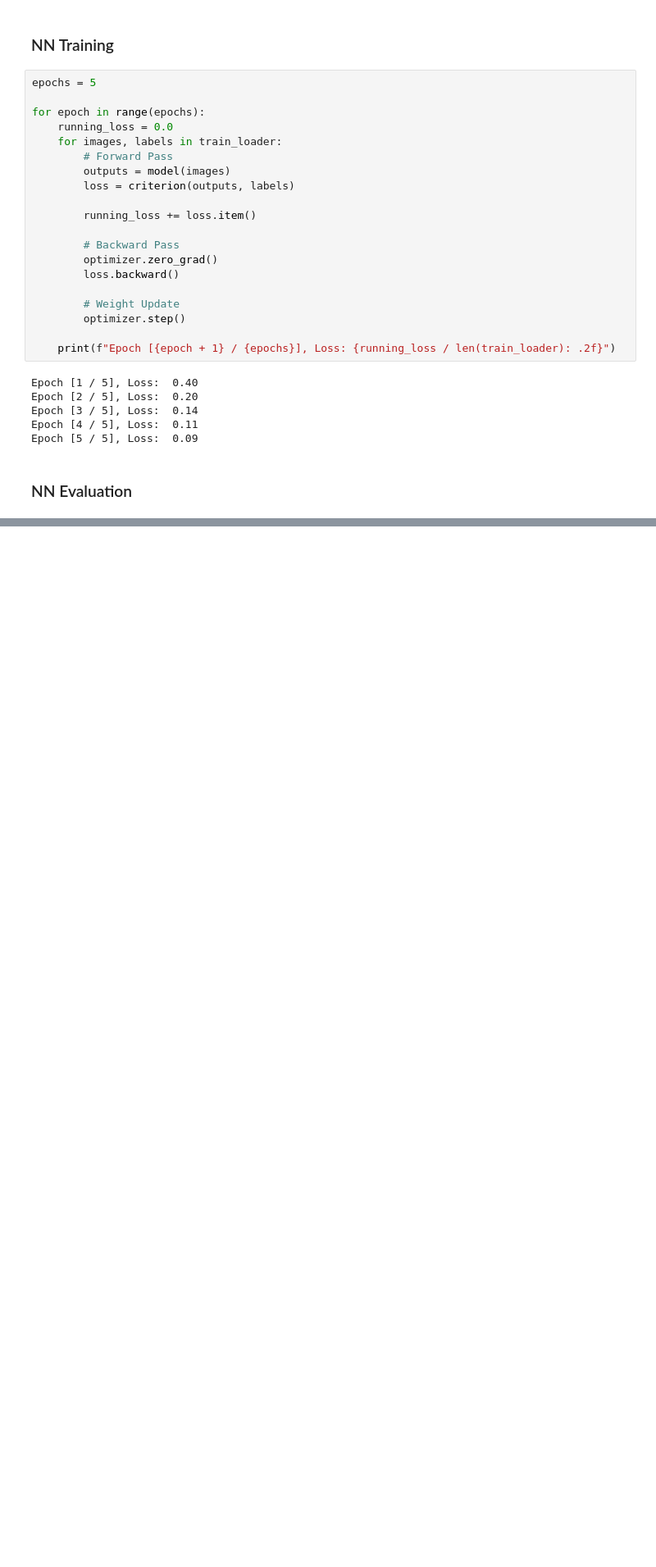
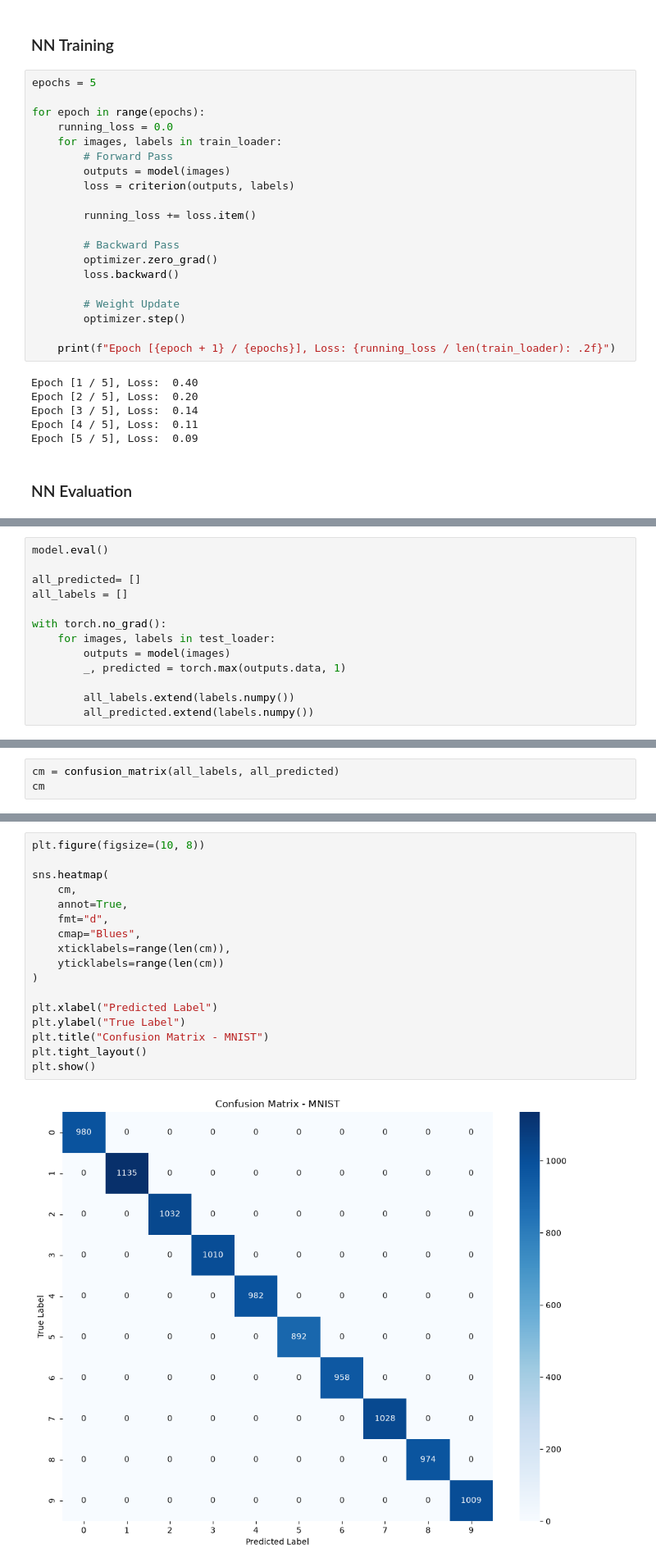
Before and after one commit to ali-liyakat/Deep_Learning_Course, a Jupyter notebook: 03_Neural_Networks/03_handwritten_digit_classification.ipynb, the cells around one changed output, grey strips where cells are left out. Shown at 82% size. Saved outputs shown, nothing was run; the diff lists cells and outputs as text; blank space fills up the shorter version.

Commit message:
Added Classification report and confusion matrix code.

```diff
--- a/03_Neural_Networks/03_handwritten_digit_classification.ipynb
+++ b/03_Neural_Networks/03_handwritten_digit_classification.ipynb
@@ -129,0 +132,13 @@ Accuracy on Test Set: 96.79%
+# %%
+model.eval()
+
+all_predicted= []
+all_labels = []
+
+with torch.no_grad():
+    for images, labels in test_loader:
+        outputs = model(images)
+        _, predicted = torch.max(outputs.data, 1)
+
+        all_labels.extend(labels.numpy())
+        all_predicted.extend(labels.numpy())
@@ -129,0 +172,3 @@ Accuracy on Test Set: 96.79%
+# %%
+cm = confusion_matrix(all_labels, all_predicted)
+cm
@@ -129,0 +186,19 @@ Accuracy on Test Set: 96.79%
+# %%
+plt.figure(figsize=(10, 8))
+
+sns.heatmap(
+    cm,
+    annot=True,
+    fmt="d",
+    cmap="Blues",
+    xticklabels=range(len(cm)),
+    yticklabels=range(len(cm))
+)
+
+plt.xlabel("Predicted Label")
+plt.ylabel("True Label")
+plt.title("Confusion Matrix - MNIST")
+plt.tight_layout()
+plt.show()
+# %% [output]
+[figure, added]
```
Also changed, not shown: parts of 6 cells of this notebook.
